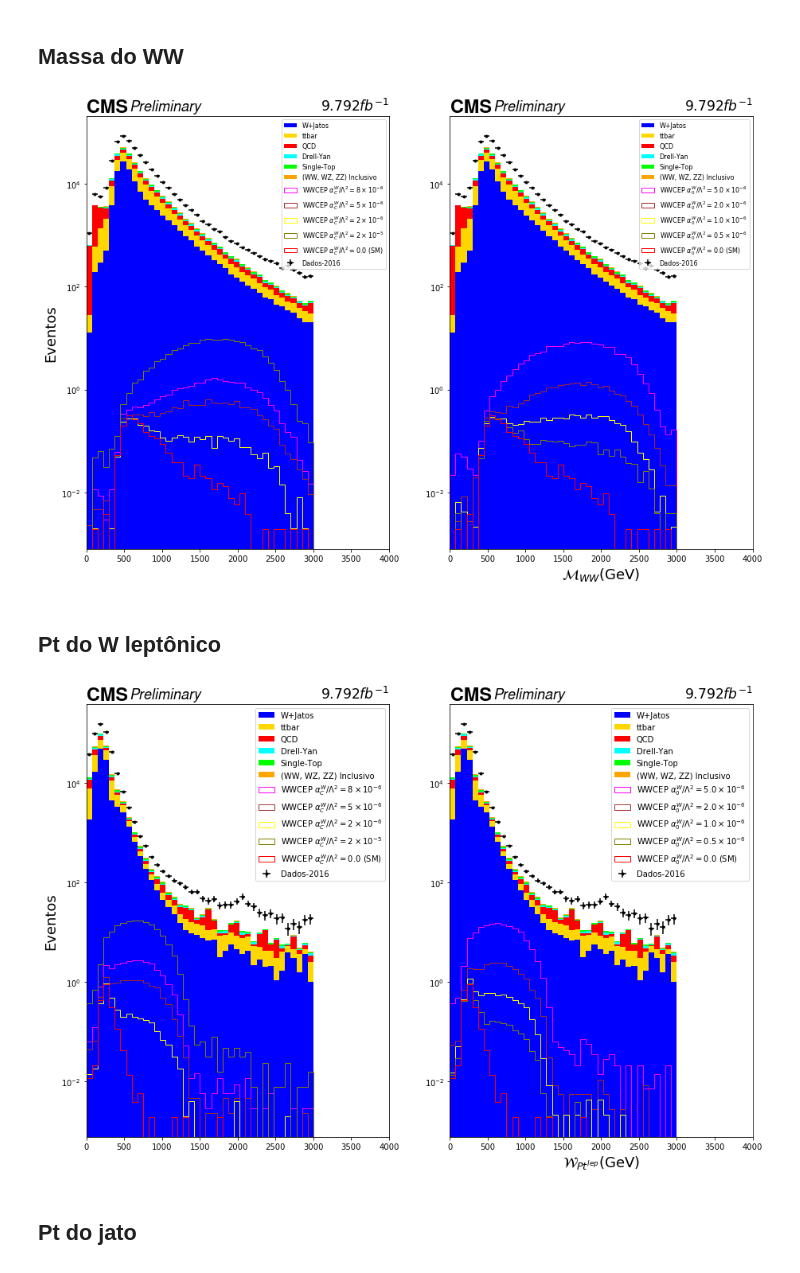
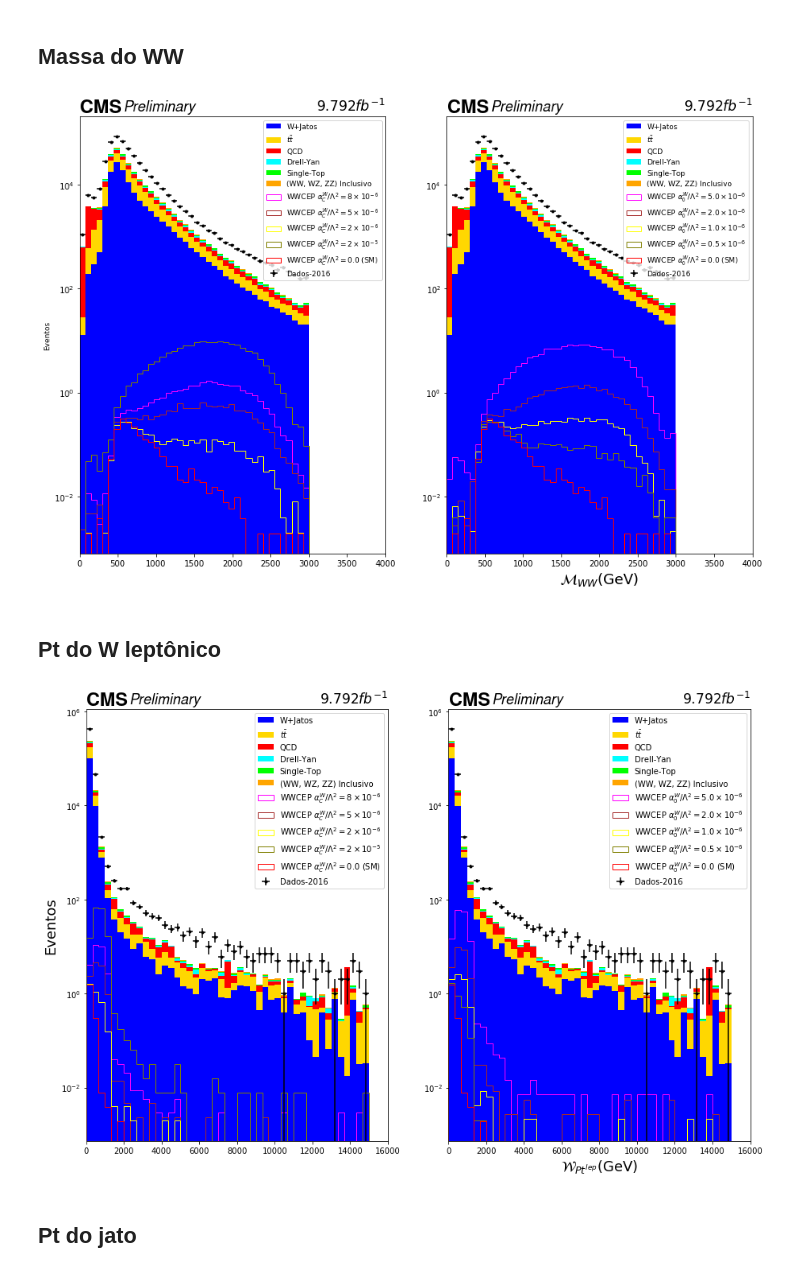
Before and after one commit to teteumac/Acoplamento-Quartico-Anomalo, a Jupyter notebook: Miguel/Data_Investigation_new.ipynb, the cells around one changed output. Drawn from its saved outputs; the diff is of its cells as text; code cells hidden in the pictures.

```diff
--- a/Miguel/Data_Investigation_new.ipynb
+++ b/Miguel/Data_Investigation_new.ipynb
@@ -503,7 +531,7 @@ Dadinhos_reais = np.concatenate( ( Data_B , Data_C ,  Data_G ,  Data_H ) , axis
 # %% [markdown]
 # Histogramas
 # %%
-label_back = [ 'W+Jatos', 'ttbar', 'QCD' , 'Drell-Yan'  , 'Single-Top'   , '(WW, WZ, ZZ) Inclusivo' ]
+label_back = [ 'W+Jatos', r'$t\bar{t}}$', 'QCD' , 'Drell-Yan'  , 'Single-Top'   , '(WW, WZ, ZZ) Inclusivo' ]
 # %%
 label_signal_0 = [
 r'WWCEP $\alpha_{C}^{W}/\Lambda^{2}=0.0$ (SM)',
@@ -598,50 +626,50 @@ bin_centres_1 = ( bin_edges_1[:-1] + bin_edges_1[1:] ) / 2.
 axes[0].hist( lista_backgr(0) , bins = 40, range = (0,3000), stacked = True , weights = lista_norm_back , label = label_back , color = ['blue','gold','red','cyan','lime','orange'] )
 axes[0].hist( lista_signal_0(0) , bins = 40, range = (0,3000), histtype = 'step', weights = lista_signal_0_norm , label = label_signal_0 , color = ['red','olive','yellow','brown','fuchsia'] )
 axes[0].errorbar( bin_centres_1, counts_1, yerr=errors_1, xerr=abs(bin_centres_1[4] - bin_centres_1[5])/2,fmt='.', label = 'Dados-2016', color = 'black' )
-axes[0].legend(loc='best', fontsize=8)
+axes[0].legend(loc='best', fontsize=9)
 axes[0].set_xlim(0,4000)
-axes[0].set_ylabel('Eventos', fontsize = 18)
+axes[0].set_ylabel('Eventos', fontsize = 9)
 axes[0].set_yscale('log')
 axes[0] = hep.cms.label(llabel="Preliminary", rlabel="$9.792 fb^{-1}$", ax = axes[0] , fontsize = 18)
 
 axes[1].hist( lista_backgr(0) , bins = 40, range = (0,3000), stacked = True , weights = lista_norm_back , label = label_back , color = ['blue','gold','red','cyan','lime','orange'] )
 axes[1].hist( lista_signal_1(0) , bins = 40, range = (0,3000), histtype = 'step' , weights = lista_signal_1_norm , label = label_signal_1 , color = ['red','olive','yellow','brown','fuchsia'] )
 axes[1].errorbar( bin_centres_1, counts_1, yerr=errors_1, xerr=abs(bin_centres_1[4] - bin_centres_1[5])/2,fmt='.', label = 'Dados-2016', color = 'black' )
-axes[1].legend(loc='best', fontsize=8)
+axes[1].legend(loc='best', fontsize=9)
 axes[1].set_xlim(0,4000)
 axes[1].set_xlabel(r'$\mathcal{M}_{WW}$(GeV)', fontsize = 18)
 axes[1].set_yscale('log')
 axes[1] = hep.cms.label(llabel="Preliminary", rlabel="$9.792 fb^{-1}$", ax = axes[1] , fontsize = 18)
 # %% [output]
-[figure, old version]
+[figure, new version]
 # %% [markdown]
 ## Pt do W leptônico
 # %%
 fig, axes = plt.subplots( 1, 2, figsize=(15,10) )
 
-counts_1, bin_edges_1 = np.histogram( Dadinhos_reais[:,1] , bins = 40, range = (0,3000) )
+counts_1, bin_edges_1 = np.histogram( Dadinhos_reais[:,1] , bins = 45, range = (0,15000) )
 errors_1 = np.sqrt( counts_1 )
 bin_centres_1 = ( bin_edges_1[:-1] + bin_edges_1[1:] ) / 2.
 
-axes[0].hist( lista_backgr(1) , bins = 40, range = (0,3000), stacked = True , weights = lista_norm_back , label = label_back , color = ['blue','gold','red','cyan','lime','orange'] )
-axes[0].hist( lista_signal_0(1) , bins = 40, range = (0,3000), histtype = 'step', weights = lista_signal_0_norm , label = label_signal_0 , color = ['red','olive','yellow','brown','fuchsia'] )
+axes[0].hist( lista_backgr(1) , bins = 45, range = (0,15000), stacked = True , weights = lista_norm_back , label = label_back , color = ['blue','gold','red','cyan','lime','orange'] )
+axes[0].hist( lista_signal_0(1) , bins = 45, range = (0,15000), histtype = 'step', weights = lista_signal_0_norm , label = label_signal_0 , color = ['red','olive','yellow','brown','fuchsia'] )
 axes[0].errorbar( bin_centres_1, counts_1, yerr=errors_1, xerr=abs(bin_centres_1[4] - bin_centres_1[5])/2,fmt='.', label = 'Dados-2016', color = 'black' )
 axes[0].legend(loc='best', fontsize=10)
-axes[0].set_xlim(0,4000)
+axes[0].set_xlim(0,16000)
 axes[0].set_ylabel('Eventos', fontsize = 18)
 axes[0].set_yscale('log')
 axes[0] = hep.cms.label(llabel="Preliminary", rlabel="$9.792 fb^{-1}$", ax = axes[0] , fontsize = 18)
 
-axes[1].hist( lista_backgr(1) , bins = 40, range = (0,3000), stacked = True , weights = lista_norm_back , label = label_back , color = ['blue','gold','red','cyan','lime','orange'] )
-axes[1].hist( lista_signal_1(1) , bins = 40, range = (0,3000), histtype = 'step' , weights = lista_signal_1_norm , label = label_signal_1 , color = ['red','olive','yellow','brown','fuchsia'] )
+axes[1].hist( lista_backgr(1) , bins = 45, range = (0,15000), stacked = True , weights = lista_norm_back , label = label_back , color = ['blue','gold','red','cyan','lime','orange'] )
+axes[1].hist( lista_signal_1(1) , bins = 45, range = (0,15000), histtype = 'step' , weights = lista_signal_1_norm , label = label_signal_1 , color = ['red','olive','yellow','brown','fuchsia'] )
 axes[1].errorbar( bin_centres_1, counts_1, yerr=errors_1, xerr=abs(bin_centres_1[4] - bin_centres_1[5])/2, fmt='.', label = 'Dados-2016', color = 'black' )
 axes[1].legend(loc='best', fontsize=10)
-axes[1].set_xlim(0,4000)
+axes[1].set_xlim(0,16000)
 axes[1].set_xlabel(r'$\mathcal{W}_{Pt^{lep}}$(GeV)', fontsize = 18)
 axes[1].set_yscale('log')
 axes[1] = hep.cms.label(llabel="Preliminary", rlabel="$9.792 fb^{-1}$", ax = axes[1] , fontsize = 18)
 # %% [output]
-[figure, old version]
+[figure, new version]
 # %% [markdown]
 ## Pt do jato
 # %%
```
Also changed, not shown: parts of 11 cells of this notebook.
